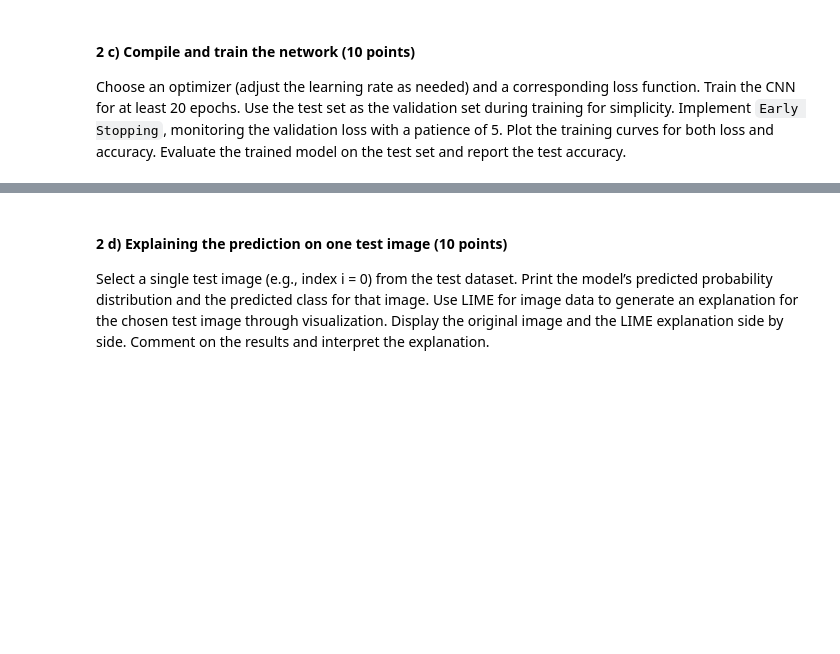
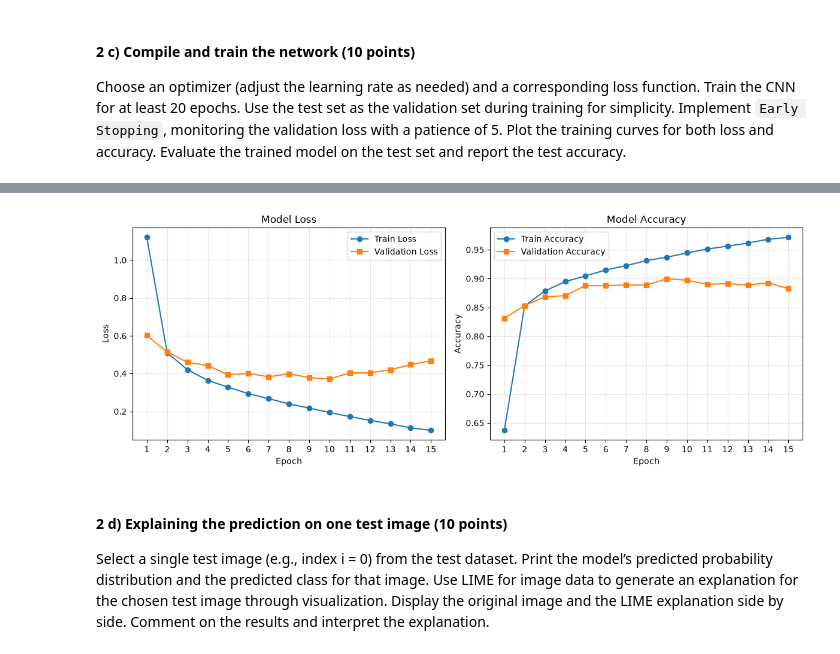
Before and after one commit to cloverco3la/GRA-41624-Deep-Learning, a Jupyter notebook: project-GRA4162-fall2026.ipynb, the cells around one changed output, grey strips where cells are left out. Cells and saved outputs as stored; diff of their text form; code cells hidden in the pictures; blank space fills up the shorter version.

```diff
--- a/project-GRA4162-fall2026.ipynb
+++ b/project-GRA4162-fall2026.ipynb
@@ -557,3 +562,23 @@ Sample images from the testing set:
 #### 2 b) Build a CNN model (10 points)
 
 Construct a Convolutional Neural Network (CNN) with at least 2 convolutional layers, 2 pooling layers, and 1 dense layer. You may optionally include normalization, dropout, or other regularization techniques to improve accuracy (in Part 2c). Explain and justify your modeling choices in your comments.
+# %%
+# Define the sequential CNN model
+ex2b_CNNmodel = tf.keras.models.Sequential()
+
+# First convolutional layer with 5X5 kernel and padding and relu activation function, followed by max pooling
+ex2b_CNNmodel.add(tf.keras.layers.Input(shape=(32, 32, 3)))  # Input layer for 32x32 RGB images
+ex2b_CNNmodel.add(tf.keras.layers.Conv2D(32, (5, 5), activation='relu', padding='same'))
+ex2b_CNNmodel.add(tf.keras.layers.MaxPooling2D((2, 2)))
+
+# Second and third convolutional layer with 3X3 kernel padded and relu activation, followed by avg pooling
+ex2b_CNNmodel.add(tf.keras.layers.Conv2D(64, (3, 3), activation='relu', padding='same'))
+ex2b_CNNmodel.add(tf.keras.layers.Conv2D(64, (3, 3), activation='relu', padding='same'))
+ex2b_CNNmodel.add(tf.keras.layers.AveragePooling2D((2, 2)))
+
+# Flatten the output and add a fully connected layer with 128 units and softmax activation for 10 labels [0 - 9]
+ex2b_CNNmodel.add(tf.keras.layers.Flatten())
+ex2b_CNNmodel.add(tf.keras.layers.Dense(128, activation='relu'))
+ex2b_CNNmodel.add(tf.keras.layers.Dense(10, activation='softmax'))
+
+ex2b_CNNmodel.summary()
@@ -569,3 +653,47 @@ Evaluate the trained model on the test set and report the test accuracy.
+# %%
+def plot_training_curves(history):
+  epochs = range(1, len(history.history["loss"]) + 1)
+
+  fig, (ax1, ax2) = plt.subplots(1, 2, figsize=(12, 4.5))
+
+  # 1. Loss curve
+  ax1.plot(epochs, history.history["loss"], marker="o", label="Train Loss")
+  if "val_loss" in history.history:
+    ax1.plot(
+        epochs, history.history["val_loss"], marker="s", label="Validation Loss"
+    )
+  ax1.set_title("Model Loss")
+  ax1.set_xlabel("Epoch")
+  ax1.set_ylabel("Loss")
+  ax1.set_xticks(list(epochs))
+  ax1.legend()
+  ax1.grid(True, alpha=0.3)
+
+  # 2. Accuracy curve
+  ax2.plot(
+      epochs, history.history["accuracy"], marker="o", label="Train Accuracy"
+  )
+  if "val_accuracy" in history.history:
+    ax2.plot(
+        epochs,
+        history.history["val_accuracy"],
+        marker="s",
+        label="Validation Accuracy",
+    )
+  ax2.set_title("Model Accuracy")
+  ax2.set_xlabel("Epoch")
+  ax2.set_ylabel("Accuracy")
+  ax2.set_xticks(list(epochs))
+  ax2.legend()
+  ax2.grid(True, alpha=0.3)
+
+  plt.tight_layout()
+  plt.show()
+
+
+plot_training_curves(history)
+# %% [output]
+[figure, added]
 # %% [markdown]
 #### 2 d) Explaining the prediction on one test image (10 points)
 
```
Also changed, not shown: parts of 7 cells of this notebook, 2 other files.
